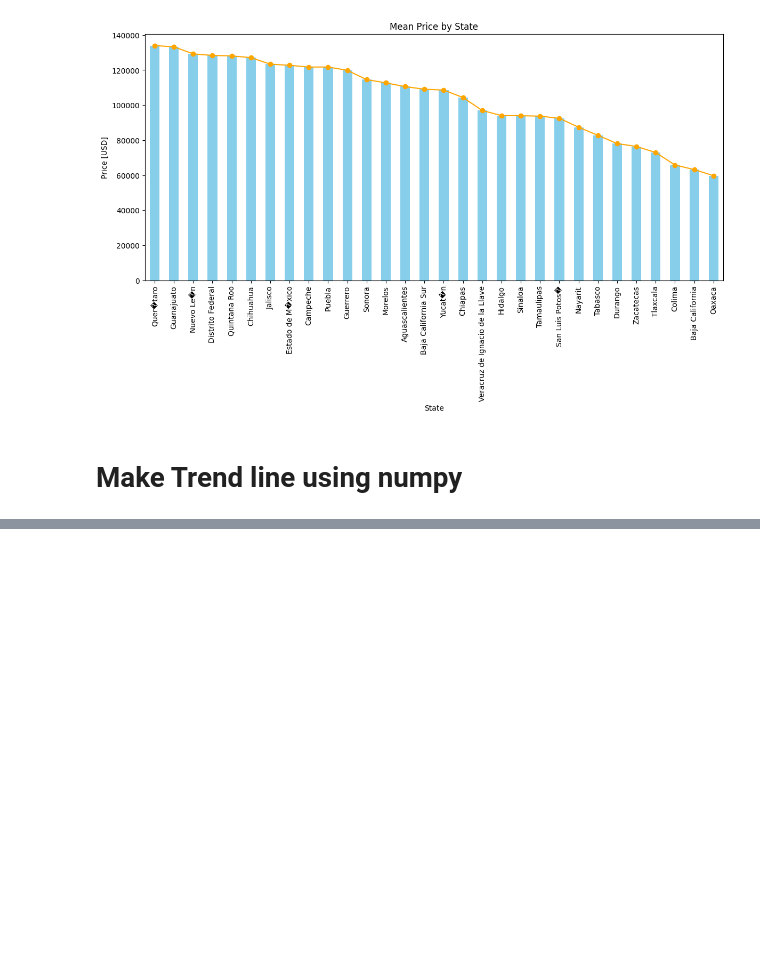
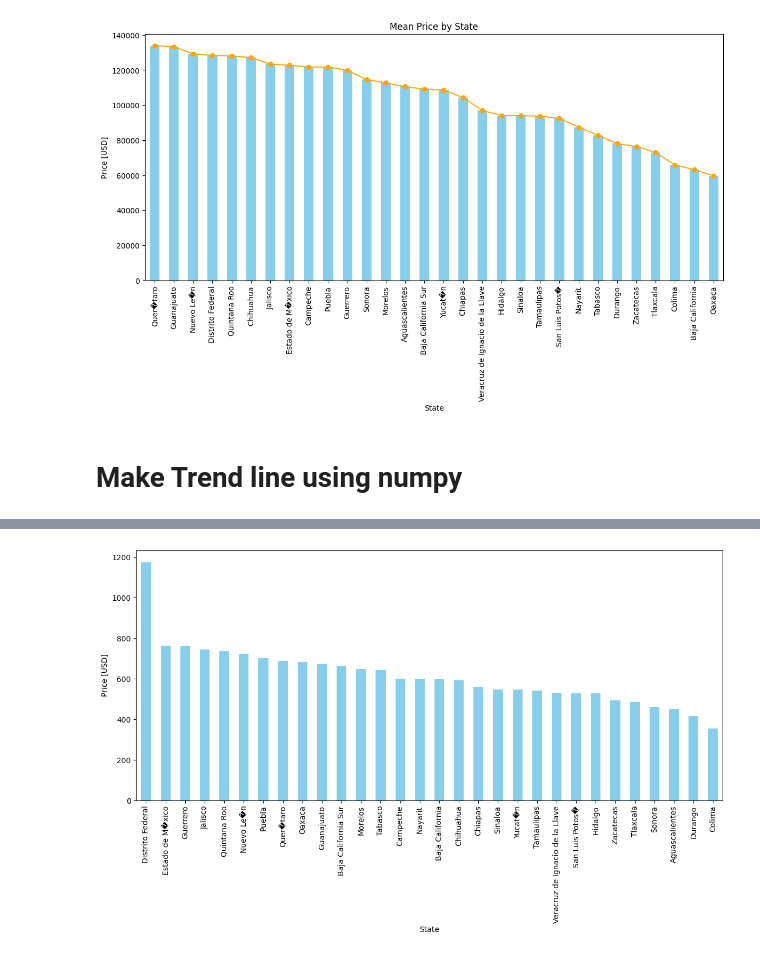
Before and after one commit to Hasan082/Data-Scientist-Project, a Jupyter notebook: Housing in Mexico/Step_4_research_Location_or_Size.ipynb, the cells around one changed output, grey strips where cells are left out. Saved outputs shown, nothing was run; the diff lists cells and outputs as text; code cells hidden in the pictures; blank space fills up the shorter version.

```diff
--- a/Housing in Mexico/Step_4_research_Location_or_Size.ipynb
+++ b/Housing in Mexico/Step_4_research_Location_or_Size.ipynb
@@ -127,0 +130,3 @@ plt.show()
+# %%
+df["price_per_m2"] = (df["price_usd"] / df["area_m2"]).round(2)
+df.head()
@@ -127,0 +142,18 @@ plt.show()
+# %%
+(
+    df.
+    groupby("state")
+    ["price_per_m2"].mean()
+    .sort_values(ascending=False)
+    .plot(
+        kind='bar',
+        color='#87CEEB',
+        legend=False,
+        figsize=(14, 6),
+        xlabel='State',
+        ylabel='Price [USD]',
+        rot = 90
+    )
+);
+# %% [output]
+[figure, added]
```
Also changed, not shown: parts of 4 cells of this notebook.
